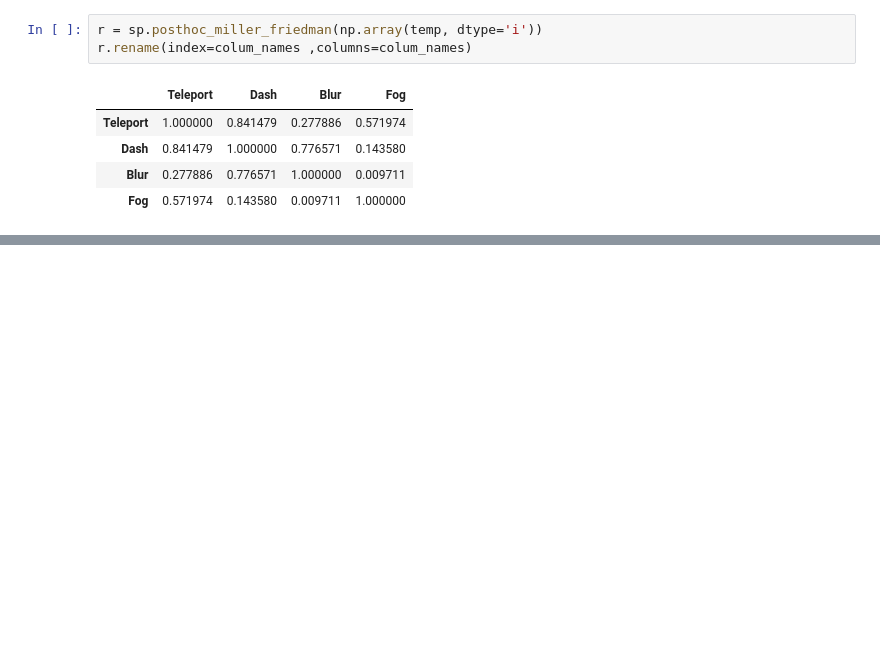
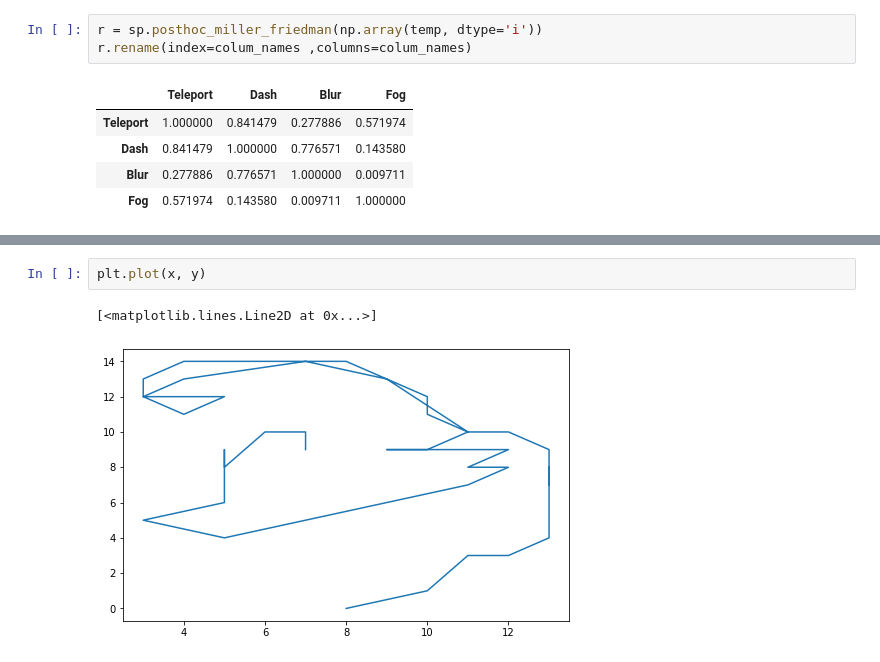
Before and after one commit to Nikolayb1/COMP0138_Maze, a Jupyter notebook: Analyses/main.ipynb, the cells around one changed output, grey strips where cells are left out. Saved outputs shown, nothing was run; the diff lists cells and outputs as text; blank space fills up the shorter version.

```diff
--- a/Analyses/main.ipynb
+++ b/Analyses/main.ipynb
@@ -763,0 +924,5 @@ r.rename(index=colum_names ,columns=colum_names)
+# %%
+plt.plot(x, y)
+# %% [output]
+[<matplotlib.lines.Line2D at 0x...>]
+[figure, added]
```
Also changed, not shown: parts of 4 cells of this notebook.
